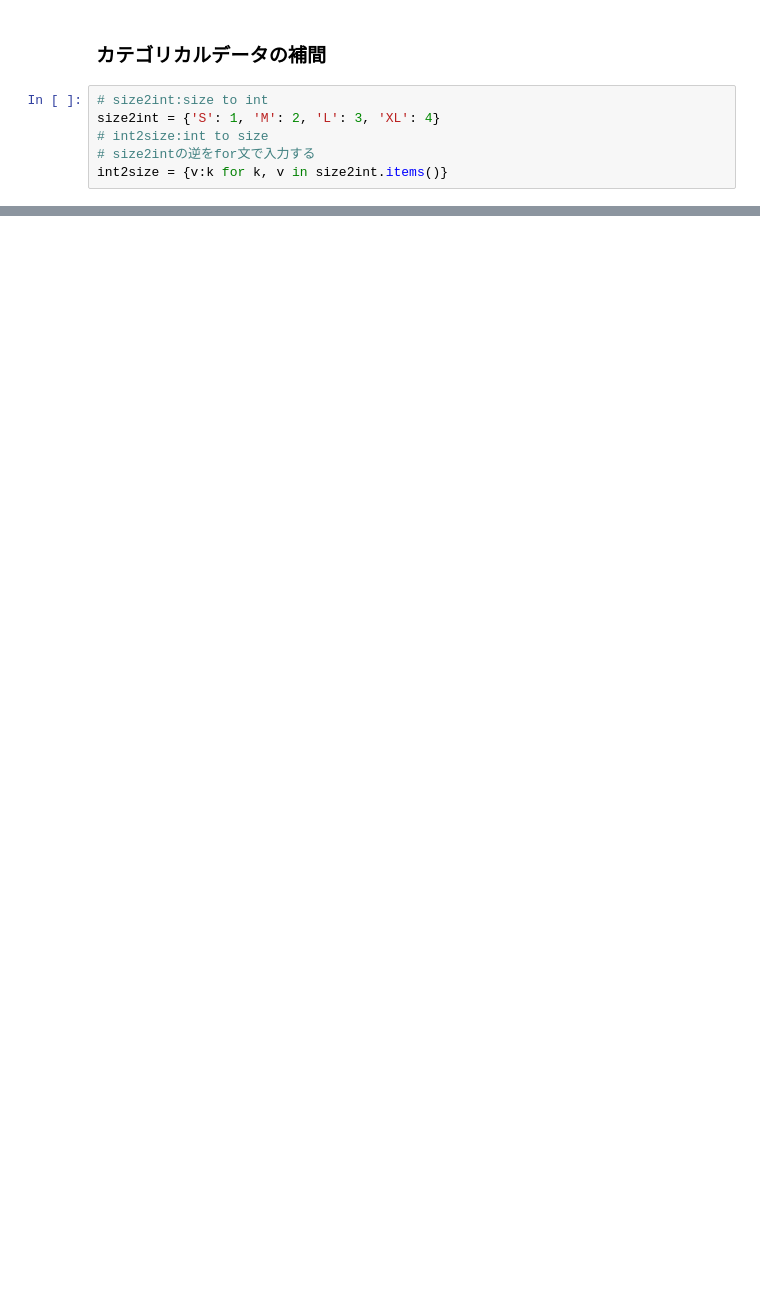
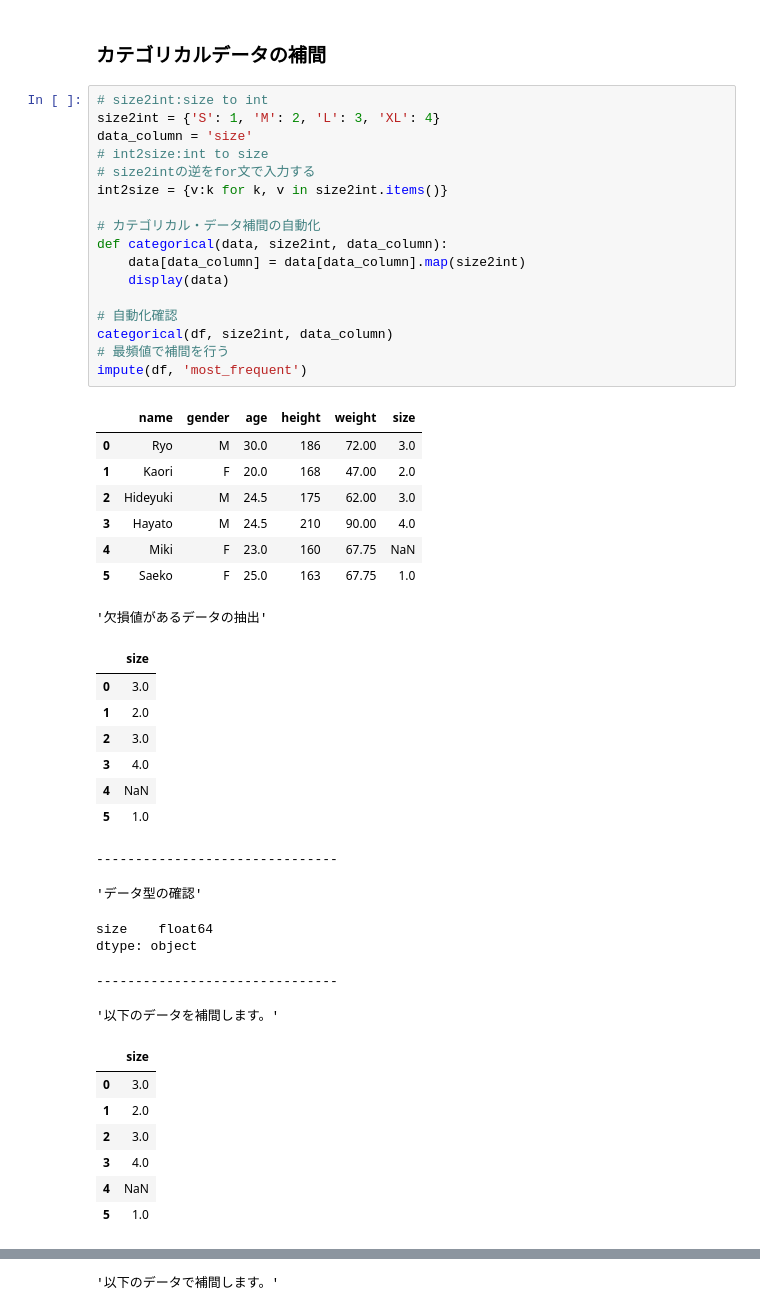
Before and after one commit to takuyaamamo/NyobiMachineLearning, a Jupyter notebook: 欠損値の前処理.ipynb, the cells around one changed output, grey strips where cells are left out. Cells and saved outputs as stored; diff of their text form; blank space fills up the shorter version.

```diff
--- a/欠損値の前処理.ipynb
+++ b/欠損値の前処理.ipynb
@@ -111,6 +196,46 @@ strategyに補間方法（ "mean","median","most_frequent"）を与える。
 # %%
 # size2int:size to int
 size2int = {'S': 1, 'M': 2, 'L': 3, 'XL': 4}
+data_column = 'size'
 # int2size:int to size
 # size2intの逆をfor文で入力する
 int2size = {v:k for k, v in size2int.items()}
+
+# カテゴリカル・データ補間の自動化
+def categorical(data, size2int, data_column):
+    data[data_column] = data[data_column].map(size2int)
+    display(data)
+
+# 自動化確認
+categorical(df, size2int, data_column)
+# 最頻値で補間を行う
+impute(df, 'most_frequent')
+# %% [output]
+|  | name | gender | age | height | weight | size |
+| 0 | Ryo | M | 30.0 | 186 | 72.00 | 3.0 |
+| 1 | Kaori | F | 20.0 | 168 | 47.00 | 2.0 |
+| 2 | Hideyuki | M | 24.5 | 175 | 62.00 | 3.0 |
+| 3 | Hayato | M | 24.5 | 210 | 90.00 | 4.0 |
+| 4 | Miki | F | 23.0 | 160 | 67.75 | NaN |
+| 5 | Saeko | F | 25.0 | 163 | 67.75 | 1.0 |
+'欠損値があるデータの抽出'
+|  | size |
+| 0 | 3.0 |
+| 1 | 2.0 |
+| 2 | 3.0 |
+| 3 | 4.0 |
+| 4 | NaN |
+| 5 | 1.0 |
+-------------------------------
+'データ型の確認'
+size    float64
+dtype: object
+-------------------------------
+'以下のデータを補間します。'
+|  | size |
+| 0 | 3.0 |
+| 1 | 2.0 |
+| 2 | 3.0 |
+| 3 | 4.0 |
+| 4 | NaN |
+| 5 | 1.0 |
@@ -116,0 +249 @@ int2size = {v:k for k, v in size2int.items()}
+'以下のデータで補間します。'
```
Also changed, not shown: parts of 8 cells of this notebook.
